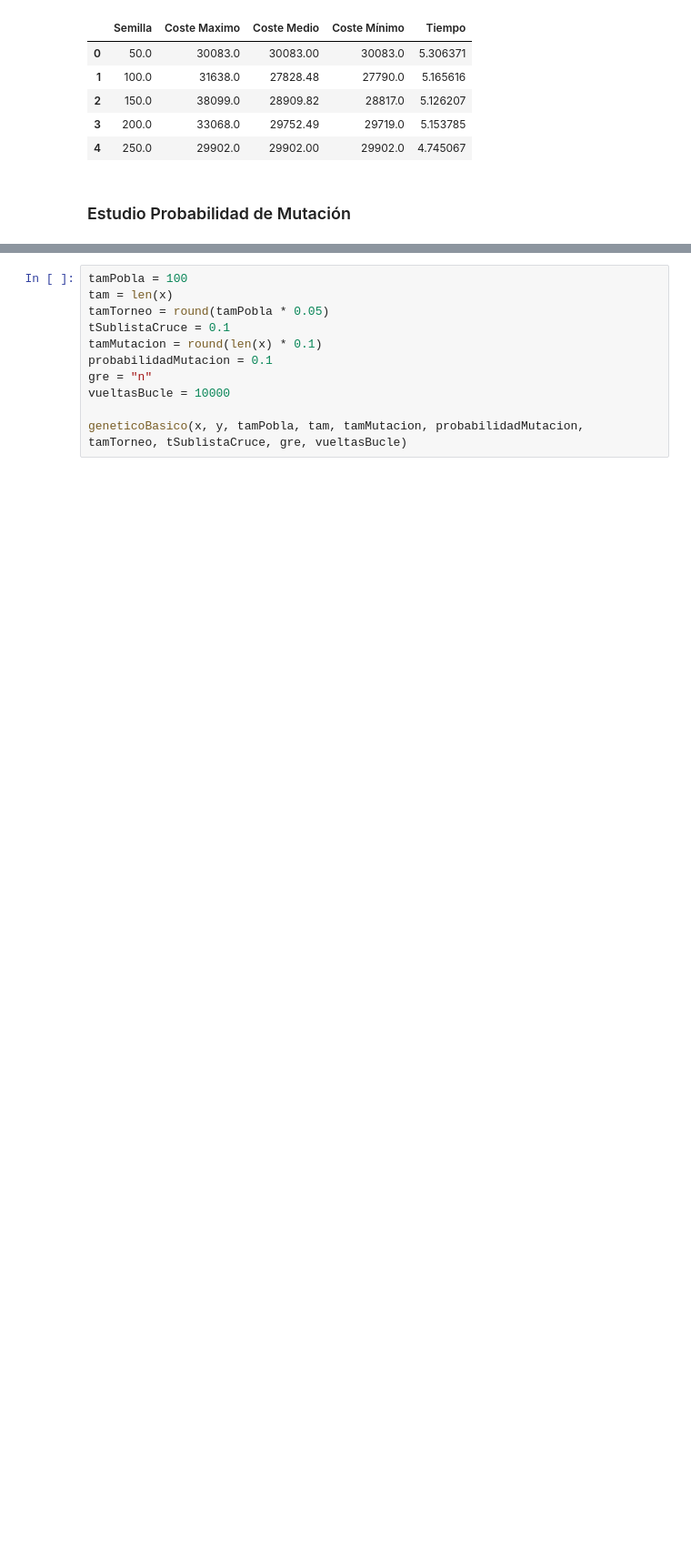
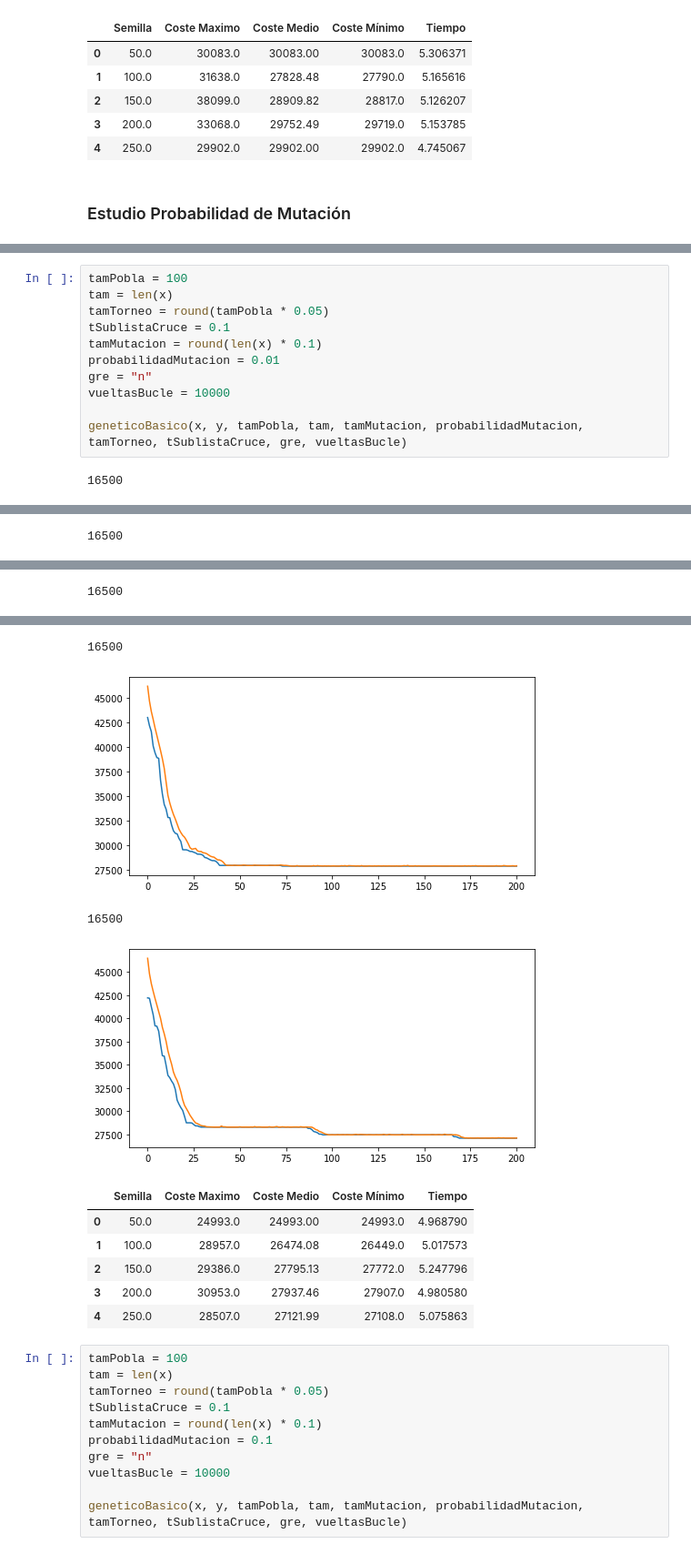
Before and after one commit to Riickyr91/Algoritmos_Busqueda, a Jupyter notebook: Algoritmos_Geneticos/Codigo/Ejecuciones/ch130.ipynb, the cells around one changed output, grey strips where cells are left out. Shown at 91% size. Saved outputs shown, nothing was run; the diff lists cells and outputs as text; blank space fills up the shorter version.

```diff
--- a/Algoritmos_Geneticos/Codigo/Ejecuciones/ch130.ipynb
+++ b/Algoritmos_Geneticos/Codigo/Ejecuciones/ch130.ipynb
@@ -1107,0 +1120,13 @@ geneticoBasico(x, y, tamPobla, tam, tamMutacion, probabilidadMutacion, tamTorneo
+# %%
+tamPobla = 100
+tam = len(x)
+tamTorneo = round(tamPobla * 0.05)
+tSublistaCruce = 0.1
+tamMutacion = round(len(x) * 0.1)
+probabilidadMutacion = 0.01
+gre = "n"
+vueltasBucle = 10000
+
+geneticoBasico(x, y, tamPobla, tam, tamMutacion, probabilidadMutacion, tamTorneo, tSublistaCruce, gre, vueltasBucle)
+# %% [output]
+16500
@@ -1107,0 +1134 @@ geneticoBasico(x, y, tamPobla, tam, tamMutacion, probabilidadMutacion, tamTorneo
+16500
@@ -1107,0 +1136 @@ geneticoBasico(x, y, tamPobla, tam, tamMutacion, probabilidadMutacion, tamTorneo
+16500
@@ -1108,3 +1138,13 @@ geneticoBasico(x, y, tamPobla, tam, tamMutacion, probabilidadMutacion, tamTorneo
+16500
+[figure, added]
+16500
+[figure, added]
+|  | Semilla | Coste Maximo | Coste Medio | Coste Mínimo | Tiempo |
+| 0 | 50.0 | 24993.0 | 24993.00 | 24993.0 | 4.968790 |
+| 1 | 100.0 | 28957.0 | 26474.08 | 26449.0 | 5.017573 |
+| 2 | 150.0 | 29386.0 | 27795.13 | 27772.0 | 5.247796 |
+| 3 | 200.0 | 30953.0 | 27937.46 | 27907.0 | 4.980580 |
+| 4 | 250.0 | 28507.0 | 27121.99 | 27108.0 | 5.075863 |
 # %%
 tamPobla = 100
 tam = len(x)
```
Also changed, not shown: parts of 9 cells of this notebook, 3 other files.
